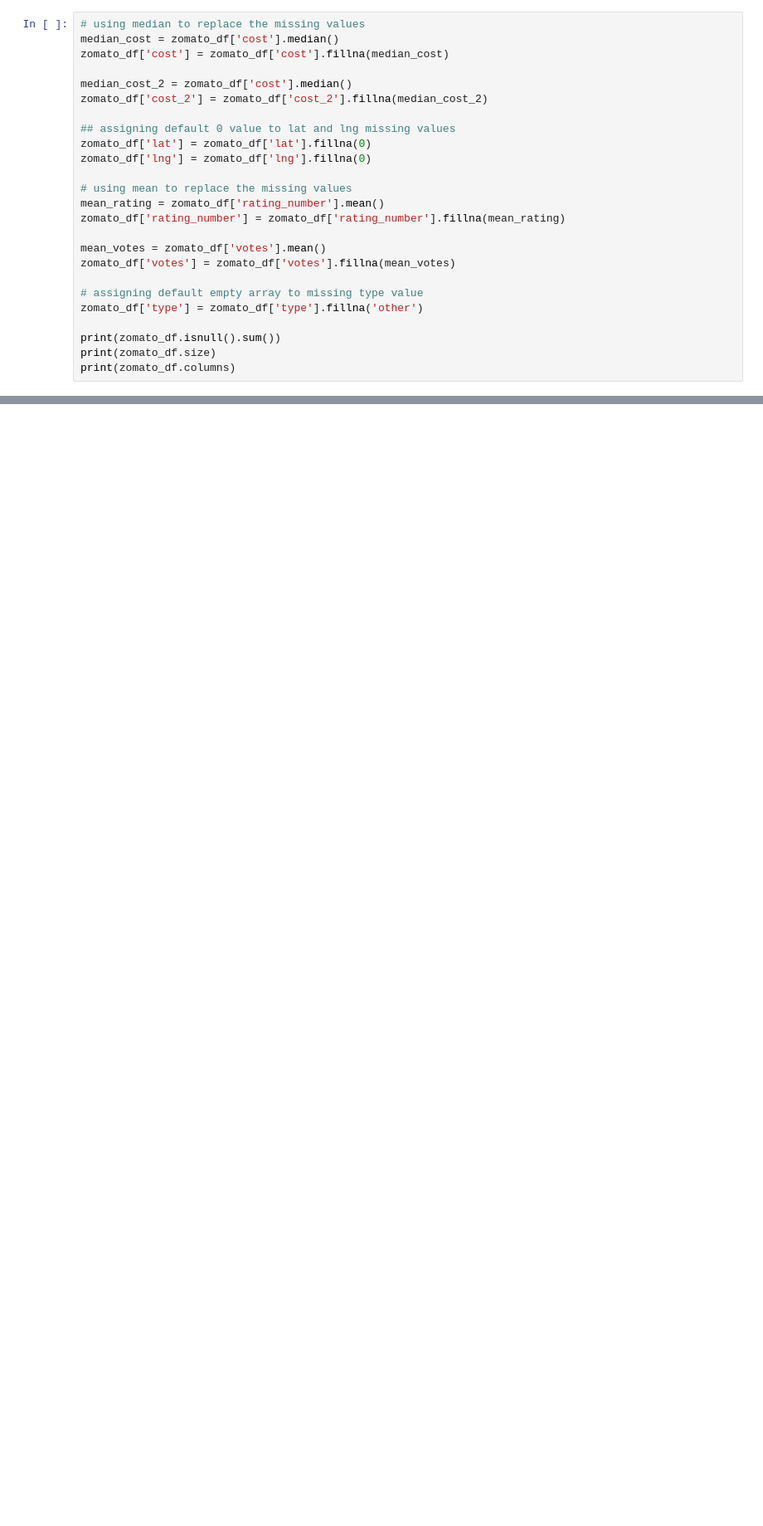
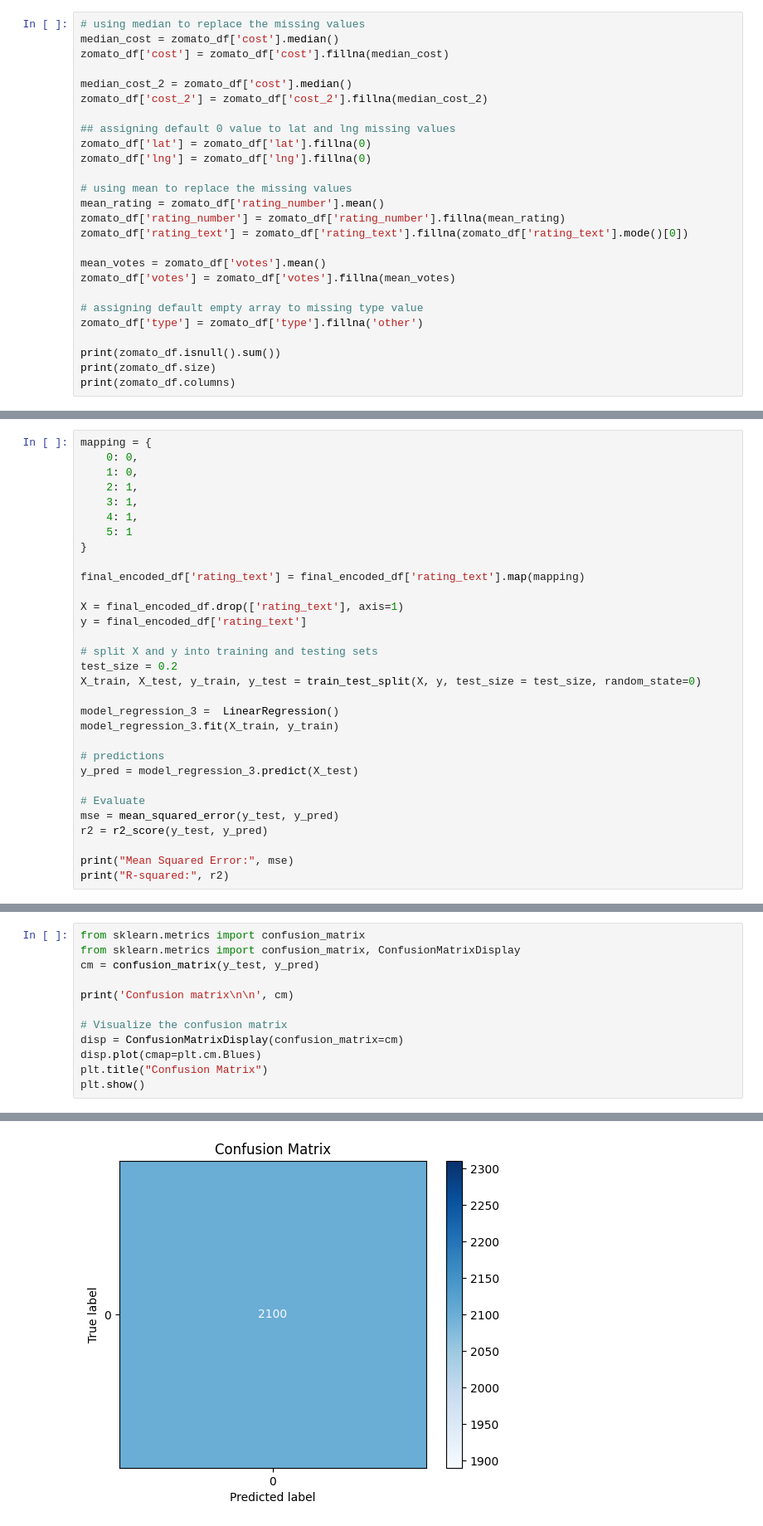
Before and after one commit to alleyshairu/dcts, a Jupyter notebook: main.ipynb, the cells around one changed output, grey strips where cells are left out. Shown at 83% size. Saved outputs shown, nothing was run; the diff lists cells and outputs as text; blank space fills up the shorter version.

Commit message:
binary classification model 3

```diff
--- a/main.ipynb
+++ b/main.ipynb
@@ -424,6 +421,7 @@ zomato_df['lng'] = zomato_df['lng'].fillna(0)
 # using mean to replace the missing values
 mean_rating = zomato_df['rating_number'].mean()
 zomato_df['rating_number'] = zomato_df['rating_number'].fillna(mean_rating)
+zomato_df['rating_text'] = zomato_df['rating_text'].fillna(zomato_df['rating_text'].mode()[0])
 
 mean_votes = zomato_df['votes'].mean()
 zomato_df['votes'] = zomato_df['votes'].fillna(mean_votes)
@@ -606,0 +642,31 @@ R-squared (Custom GD): 0.30273344852343154
+# %%
+mapping = {
+    0: 0,
+    1: 0,
+    2: 1,
+    3: 1,
+    4: 1,
+    5: 1
+}
+
+final_encoded_df['rating_text'] = final_encoded_df['rating_text'].map(mapping)
+
+X = final_encoded_df.drop(['rating_text'], axis=1)
+y = final_encoded_df['rating_text']
+
+# split X and y into training and testing sets
+test_size = 0.2
+X_train, X_test, y_train, y_test = train_test_split(X, y, test_size = test_size, random_state=0)
+
+model_regression_3 =  LinearRegression()
+model_regression_3.fit(X_train, y_train)
+
+# predictions
+y_pred = model_regression_3.predict(X_test)
+
+# Evaluate
+mse = mean_squared_error(y_test, y_pred)
+r2 = r2_score(y_test, y_pred)
+
+print("Mean Squared Error:", mse)
+print("R-squared:", r2)
@@ -606,0 +678,13 @@ R-squared (Custom GD): 0.30273344852343154
+# %%
+from sklearn.metrics import confusion_matrix
+from sklearn.metrics import confusion_matrix, ConfusionMatrixDisplay
+cm = confusion_matrix(y_test, y_pred)
+
+print('Confusion matrix\n\n', cm)
+
+# Visualize the confusion matrix
+disp = ConfusionMatrixDisplay(confusion_matrix=cm)
+disp.plot(cmap=plt.cm.Blues)
+plt.title("Confusion Matrix")
+plt.show()
+# %% [output]
@@ -606,0 +694 @@ R-squared (Custom GD): 0.30273344852343154
+[figure, added]
```
Also changed, not shown: parts of 18 cells of this notebook.
